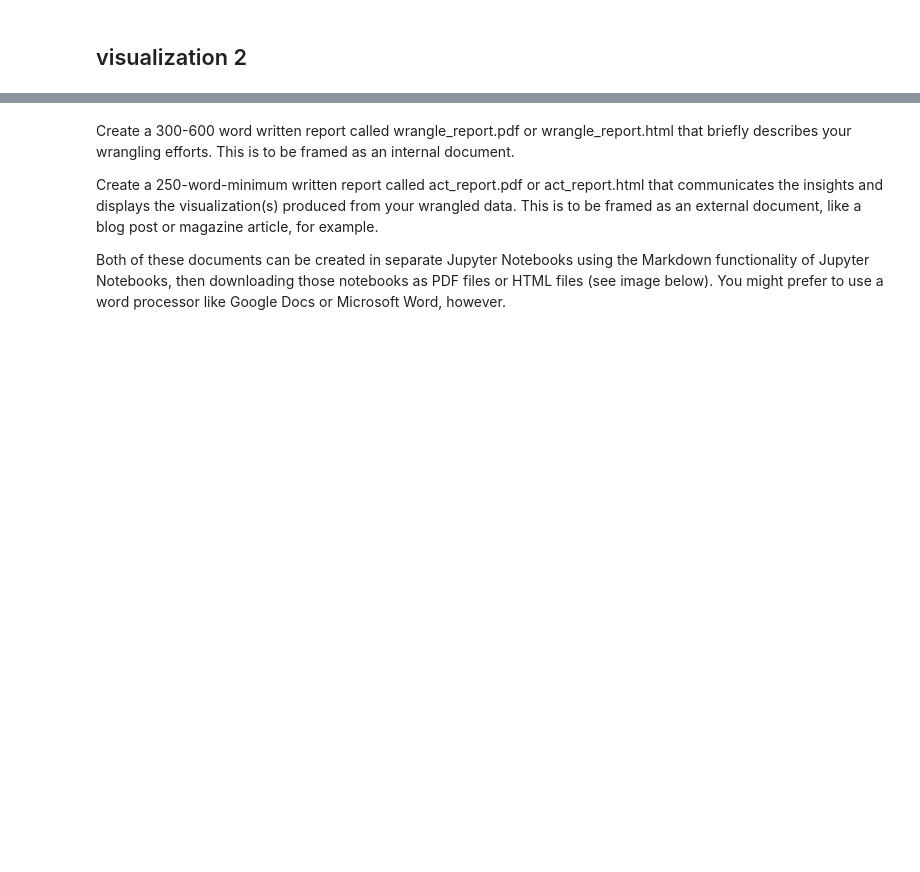
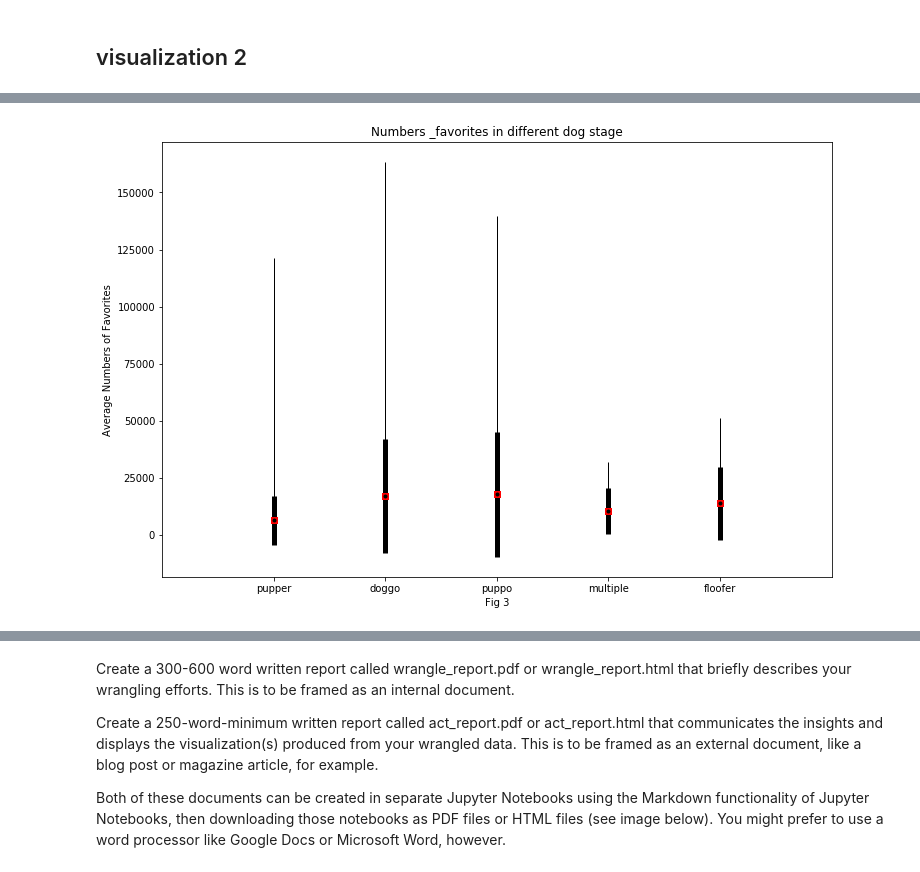
Before and after one commit to EllenZhangYarong/DataScience, a Jupyter notebook: DAND/CapstoneProjects/Project3_Twitter_WeRateDogs/wrangle_act.ipynb, the cells around one changed output, grey strips where cells are left out. Saved outputs shown, nothing was run; the diff lists cells and outputs as text; code cells hidden in the pictures; blank space fills up the shorter version.

```diff
--- a/DAND/CapstoneProjects/Project3_Twitter_WeRateDogs/wrangle_act.ipynb
+++ b/DAND/CapstoneProjects/Project3_Twitter_WeRateDogs/wrangle_act.ipynb
@@ -986,0 +1148,16 @@ plt.show()
+# %%
+means_favorites, stds_favorites, maxs_favorites, mins_favorites = mean_std(array_stages, 'num_of_favorites')
+# %%
+fig, ax = plt.subplots(figsize=(12,8))
+
+plt.errorbar(np.arange(5), means_favorites, stds_favorites, fmt='ok', lw=5 ,mfc='green' , mec='red', ms=5, mew=2, marker="s")
+plt.errorbar(np.arange(5), means_favorites, [means_favorites - mins_favorites, maxs_favorites - means_favorites], fmt='.k',  lw=1)
+plt.ylabel("Average Numbers of Favorites")
+plt.xlabel('Fig 3')
+plt.title("Numbers _favorites in different dog stage")
+plt.xlim(-1, 5)
+plt.setp(ax, xticks=[y  for y in range(len(array_stages))],
+         xticklabels=['pupper', 'doggo', 'puppo', 'multiple', 'floofer'])
+plt.show()
+# %% [output]
+[figure, added]
```
Also changed, not shown: parts of 66 cells of this notebook.
